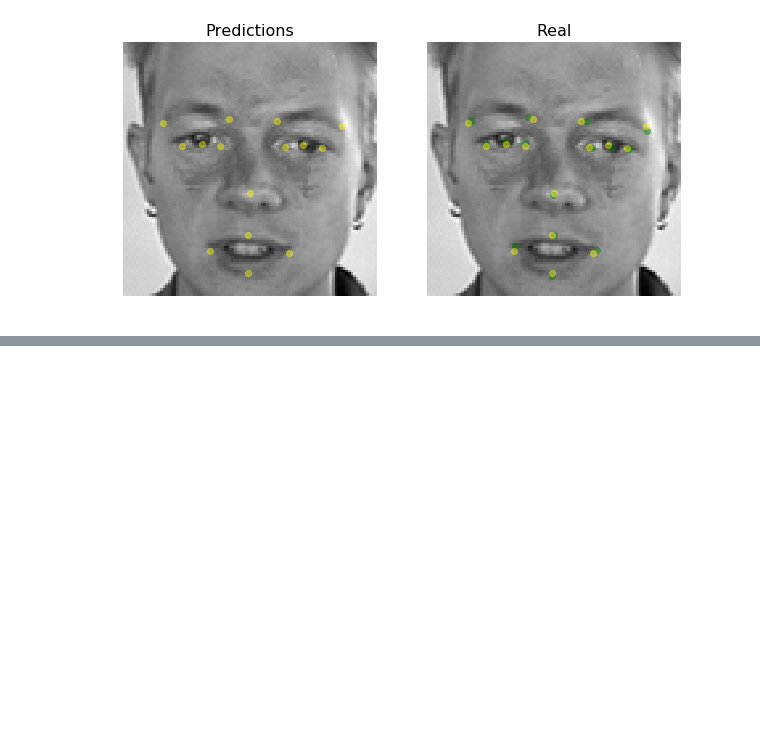
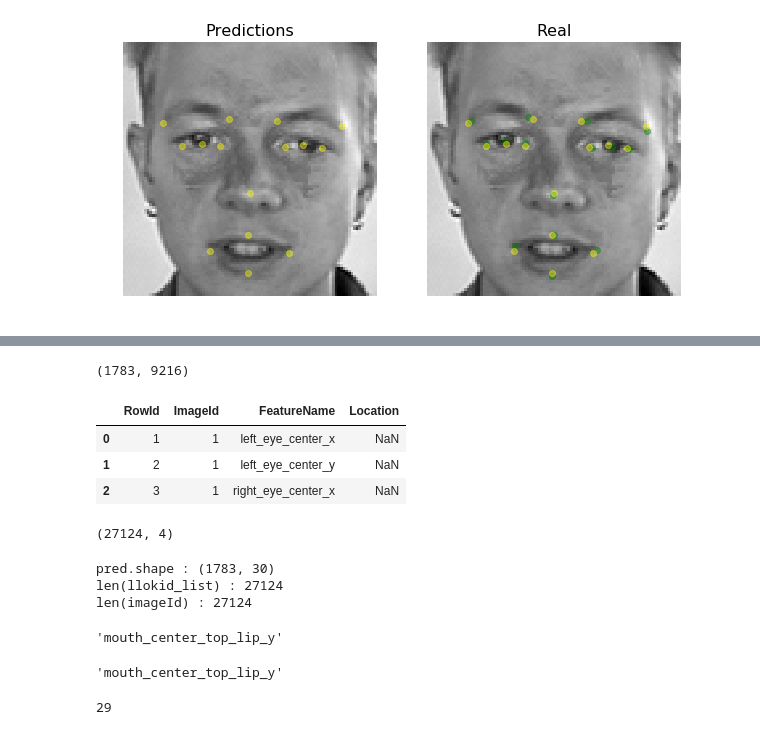
Before and after one commit to ultra118/Python_ML, a Jupyter notebook: Kaggle/facial_keypoints/facial_keypoint_detection_keras.ipynb, the cells around one changed output, grey strips where cells are left out. Cells and saved outputs as stored; diff of their text form; code cells hidden in the pictures; blank space fills up the shorter version.

```diff
--- a/Kaggle/facial_keypoints/facial_keypoint_detection_keras.ipynb
+++ b/Kaggle/facial_keypoints/facial_keypoint_detection_keras.ipynb
@@ -398,0 +391,6 @@ for i in range(5):
+# %%
+test_data = pd.read_csv('../data/facial/test.csv')
+lookid_data = pd.read_csv('../data/facial/IdLookupTable.csv')
+
+# test_data 정규화
+# scaler.fit_transform()
@@ -398,0 +416,15 @@ for i in range(5):
+# %%
+x_test = x_test.reshape((-1,96*96))
+x_test_norm = scaler.fit_transform(x_test).reshape(-1,96,96,1)
+x_test.shape
+# %% [output]
+(1783, 9216)
+# %%
+display(lookid_data.head(3))
+lookid_data.shape
+# %% [output]
+|  | RowId | ImageId | FeatureName | Location |
+| 0 | 1 | 1 | left_eye_center_x | NaN |
+| 1 | 2 | 1 | left_eye_center_y | NaN |
+| 2 | 3 | 1 | right_eye_center_x | NaN |
+(27124, 4)
@@ -398,0 +436,20 @@ for i in range(5):
+# %%
+print("pred.shape : {}".format(pred.shape))
+print("len(llokid_list) : {}".format(len(lookid_list)))
+print("len(imageId) : {}".format(len(imageId)))
+# %% [output]
+pred.shape : (1783, 30)
+len(llokid_list) : 27124
+len(imageId) : 27124
+# %%
+list(lookid_data['FeatureName'])[987]
+# %% [output]
+'mouth_center_top_lip_y'
+# %%
+lookid_list[27]
+# %% [output]
+'mouth_center_top_lip_y'
+# %%
+lookid_list.index(list(lookid_data['FeatureName'])[29])
+# %% [output]
+29
```
Also changed, not shown: parts of 18 cells of this notebook.
